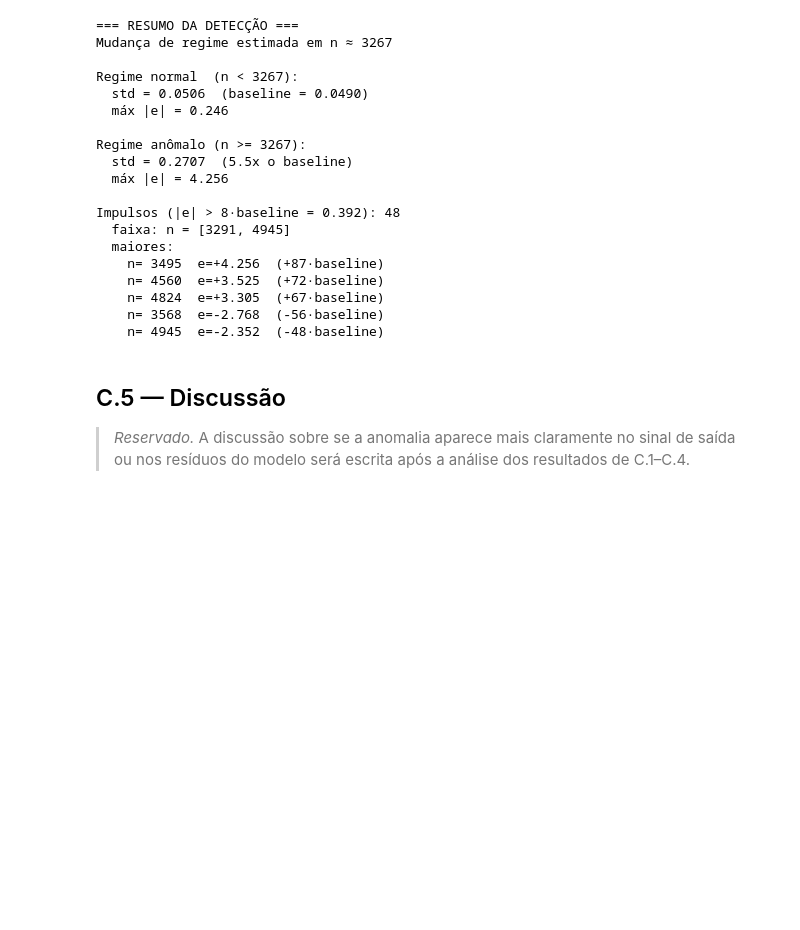
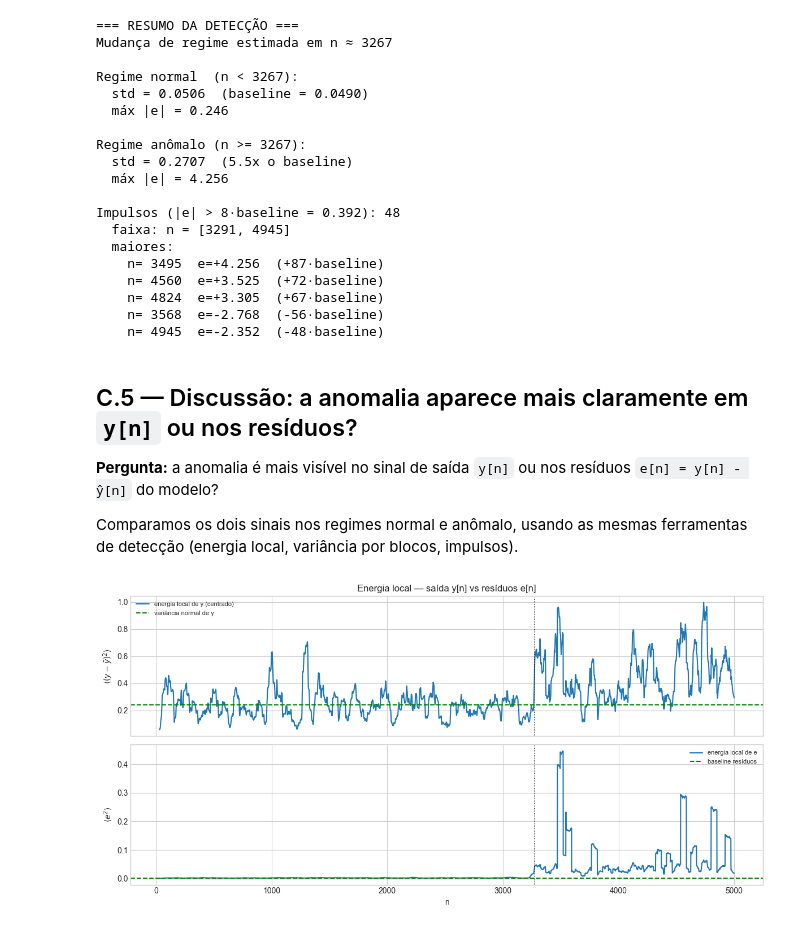
Before and after one commit to Jakson-Almeida/stochastic_processes, a Jupyter notebook: notebooks/resolucao_trabalho.ipynb, the cells around one changed output. Saved outputs shown, nothing was run; the diff lists cells and outputs as text; code cells hidden in the pictures; blank space fills up the shorter version.

Commit message:
Adiciona discussao C.5 sobre anomalias em y vs residuos
Inclui comparacao quantitativa e interpretacao sobre por que a deteccao
de anomalias e mais clara nos residuos do modelo do que na saida y[n].

```diff
--- a/notebooks/resolucao_trabalho.ipynb
+++ b/notebooks/resolucao_trabalho.ipynb
@@ -1071,7 +1071,79 @@ Impulsos (|e| > 8·baseline = 0.392): 48
     n= 3568  e=-2.768  (-56·baseline)
     n= 4945  e=-2.352  (-48·baseline)
 # %% [markdown]
-## C.5 — Discussão
+## C.5 — Discussão: a anomalia aparece mais claramente em `y[n]` ou nos resíduos?
 
-> *Reservado.* A discussão sobre se a anomalia aparece mais claramente no sinal de
-> saída ou nos resíduos do modelo será escrita após a análise dos resultados de C.1–C.4.
+**Pergunta:** a anomalia é mais visível no sinal de saída `y[n]` ou nos resíduos
+`e[n] = y[n] - ŷ[n]` do modelo?
+
+Comparamos os dois sinais nos regimes normal e anômalo, usando as mesmas
+ferramentas de detecção (energia local, variância por blocos, impulsos).
+# %%
+# Comparação quantitativa: y[n] vs resíduos e[n] (alinhados a partir de M)
+y_seg = y_c[M:]
+
+y_mean_normal = y_seg[mask_normal].mean()
+baseline_y_var = y_seg[mask_normal].var()
+
+# Energia local centrada em y (desvio em relação à média do regime normal)
+local_energy_y = np.convolve((y_seg - y_mean_normal) ** 2, np.ones(W) / W, mode="same")
+
+compare = pd.DataFrame(
+    {
+        "métrica": [
+            "desvio padrão (regime normal)",
+            "desvio padrão (regime anômalo)",
+            "razão variância anômalo/normal",
+            "pico energia local / baseline",
+            "máx |valor| no regime anômalo",
+            "pico / std regime normal",
+            "impulsos (|·| > 8·baseline)",
+            "autocorr. fora da banda (anômalo)",
+        ],
+        "y[n]": [
+            y_seg[mask_normal].std(),
+            y_seg[mask_anom].std(),
+            y_seg[mask_anom].var() / baseline_y_var,
+            local_energy_y.max() / baseline_y_var,
+            np.max(np.abs(y_seg[mask_anom] - y_mean_normal)),
+            np.max(np.abs(y_seg[mask_anom] - y_mean_normal)) / y_seg[mask_normal].std(),
+            np.sum(np.abs(y_seg - y_mean_normal) > imp_thr),
+            np.mean(np.abs((biased_autocorr(y_seg[mask_anom], ACF_LAG)
+                            / biased_autocorr(y_seg[mask_anom], ACF_LAG)[0])[1:])
+                    > 1.96 / np.sqrt(mask_anom.sum())),
+        ],
+        "e[n] (resíduos)": [
+            e_c[mask_normal].std(),
+            e_c[mask_anom].std(),
+            e_c[mask_anom].var() / baseline_energy,
+            local_energy.max() / baseline_energy,
+            np.max(np.abs(e_c[mask_anom])),
+            np.max(np.abs(e_c[mask_anom])) / baseline_std,
+            len(imp_idx),
+            np.mean(np.abs((biased_autocorr(e_c[mask_anom], ACF_LAG)
+                            / biased_autocorr(e_c[mask_anom], ACF_LAG)[0])[1:])
+                    > 1.96 / np.sqrt(mask_anom.sum())),
+        ],
+    }
+)
+compare.round(3)
+
+# Gráfico comparativo: energia local de y vs e
+fig, axes = plt.subplots(2, 1, figsize=(12, 6), sharex=True)
+axes[0].plot(nn_c, local_energy_y, label="energia local de y (centrado)")
+axes[0].axhline(baseline_y_var, color="g", ls="--", label="variância normal de y")
+axes[0].set_ylabel(r"$\langle (y-\bar{y})^2 \rangle$")
+axes[0].set_title("Energia local — saída y[n] vs resíduos e[n]")
+axes[0].legend(fontsize=8)
+axes[1].plot(nn_c, local_energy, label="energia local de e")
+axes[1].axhline(baseline_energy, color="g", ls="--", label="baseline resíduos")
+if n_change is not None:
+    axes[0].axvline(n_change, color="k", ls=":", lw=0.8)
+    axes[1].axvline(n_change, color="k", ls=":", lw=0.8)
+axes[1].set_ylabel(r"$\langle e^2 \rangle$")
+axes[1].set_xlabel("n")
+axes[1].legend(fontsize=8)
+plt.tight_layout()
+plt.show()
+# %% [output]
+[figure, added]
```
Also changed, not shown: parts of 1 cell of this notebook.
